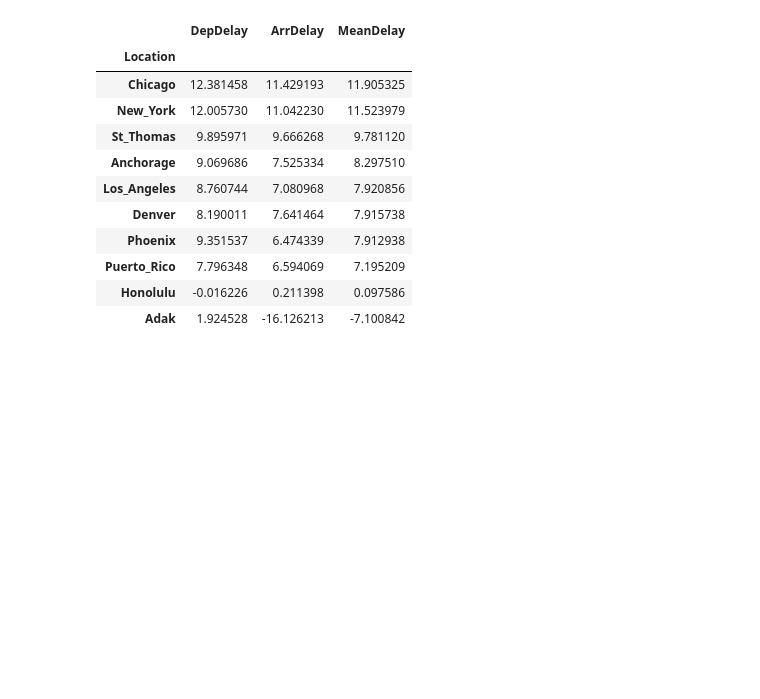
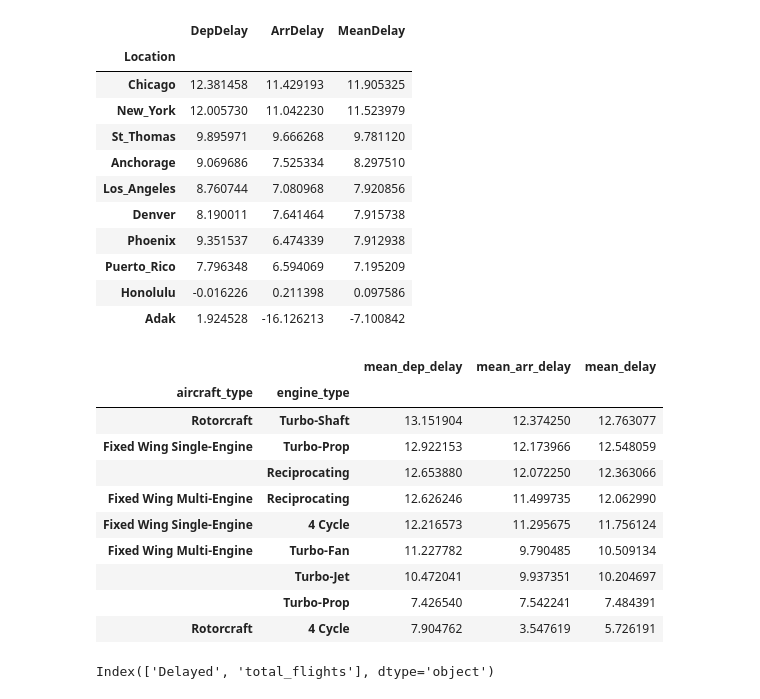
Before and after one commit to Pawlo77/Airline-Perfomrmance-Data-Analysis, a Jupyter notebook: src/exploring_questions.ipynb, the cells around one changed output. Saved outputs shown, nothing was run; the diff lists cells and outputs as text; code cells hidden in the pictures; blank space fills up the shorter version.

```diff
--- a/src/exploring_questions.ipynb
+++ b/src/exploring_questions.ipynb
@@ -334,3 +334,27 @@ delay_by_location.sort_values(by="MeanDelay", ascending=False).head(10)
 | Puerto_Rico | 7.796348 | 6.594069 | 7.195209 |
 | Honolulu | -0.016226 | 0.211398 | 0.097586 |
 | Adak | 1.924528 | -16.126213 | -7.100842 |
+# %%
+# Analyze the relationship between the average delay time and aircraft_type and engine_type
+
+mean_delay_by_aircraft_type = pd.DataFrame(flights.groupby(["aircraft_type", "engine_type"])
+                                      [["DepDelay", "ArrDelay"]].mean())
+mean_delay_by_aircraft_type["MeanDelay"] = (mean_delay_by_aircraft_type["DepDelay"] + mean_delay_by_aircraft_type["ArrDelay"]) / 2
+mean_delay_by_aircraft_type = mean_delay_by_aircraft_type.rename(columns={"DepDelay": "mean_dep_delay", "ArrDelay": "mean_arr_delay", "MeanDelay": "mean_delay"})
+mean_delay_by_aircraft_type.sort_values(by="mean_delay", ascending=False).dropna()
+# %% [output]
+|  |  | mean_dep_delay | mean_arr_delay | mean_delay |
+| aircraft_type | engine_type |  |  |  |
+| Rotorcraft | Turbo-Shaft | 13.151904 | 12.374250 | 12.763077 |
+| Fixed Wing Single-Engine | Turbo-Prop | 12.922153 | 12.173966 | 12.548059 |
+|  | Reciprocating | 12.653880 | 12.072250 | 12.363066 |
+| Fixed Wing Multi-Engine | Reciprocating | 12.626246 | 11.499735 | 12.062990 |
+| Fixed Wing Single-Engine | 4 Cycle | 12.216573 | 11.295675 | 11.756124 |
+| Fixed Wing Multi-Engine | Turbo-Fan | 11.227782 | 9.790485 | 10.509134 |
+|  | Turbo-Jet | 10.472041 | 9.937351 | 10.204697 |
+|  | Turbo-Prop | 7.426540 | 7.542241 | 7.484391 |
+| Rotorcraft | 4 Cycle | 7.904762 | 3.547619 | 5.726191 |
+# %%
+delay_frequency_by_aircraft_type.columns
+# %% [output]
+Index(['Delayed', 'total_flights'], dtype='object')
```
Also changed, not shown: parts of 7 cells of this notebook.
